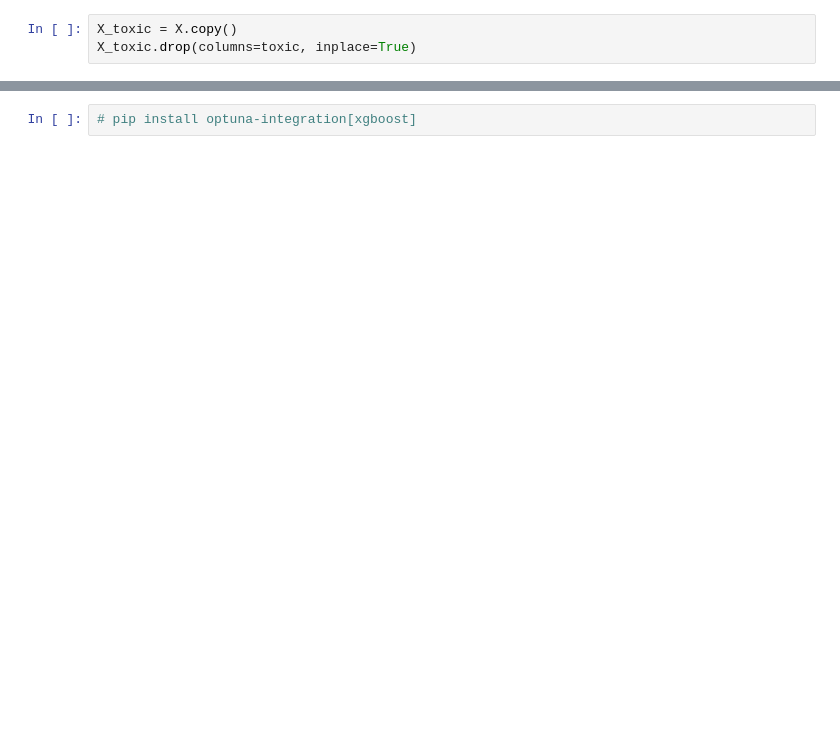
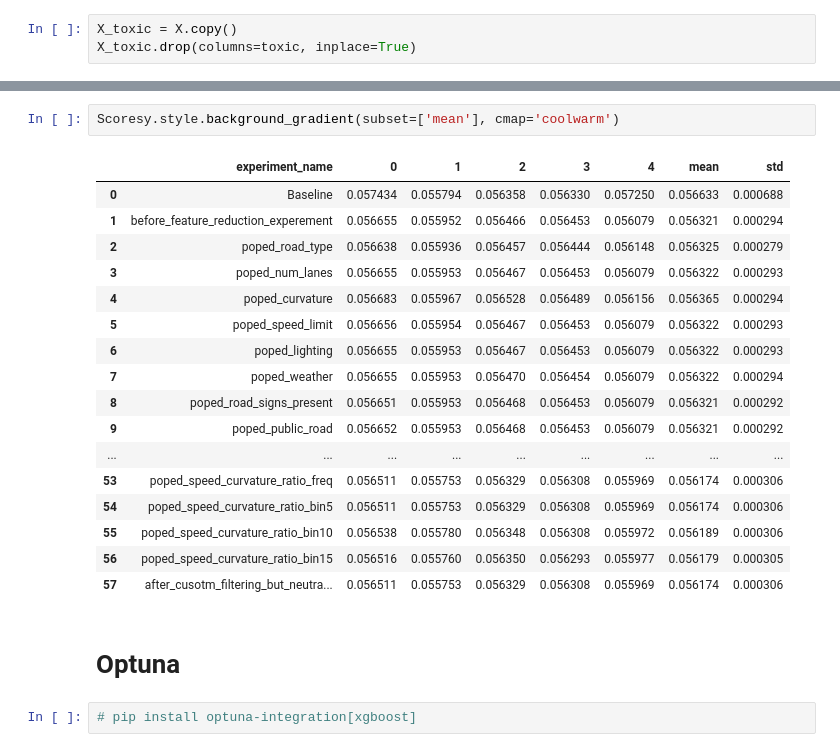
Before and after one commit to antlbn/Kaggle_competition_playground, a Jupyter notebook: road-accidents.ipynb, the cells around one changed output, grey strips where cells are left out. Saved outputs shown, nothing was run; the diff lists cells and outputs as text; blank space fills up the shorter version.

Commit message:
Kaggle Notebook | Road/accidents | Version 8

```diff
--- a/road-accidents.ipynb
+++ b/road-accidents.ipynb
@@ -606,3 +506,25 @@ add Codeadd Markdown
+# %%
+Scoresy.style.background_gradient(subset=['mean'], cmap='coolwarm')
+# %% [output]
+|  | experiment_name | 0 | 1 | 2 | 3 | 4 | mean | std |
+| 0 | Baseline | 0.057434 | 0.055794 | 0.056358 | 0.056330 | 0.057250 | 0.056633 | 0.000688 |
+| 1 | before_feature_reduction_experement | 0.056655 | 0.055952 | 0.056466 | 0.056453 | 0.056079 | 0.056321 | 0.000294 |
+| 2 | poped_road_type | 0.056638 | 0.055936 | 0.056457 | 0.056444 | 0.056148 | 0.056325 | 0.000279 |
+| 3 | poped_num_lanes | 0.056655 | 0.055953 | 0.056467 | 0.056453 | 0.056079 | 0.056322 | 0.000293 |
+| 4 | poped_curvature | 0.056683 | 0.055967 | 0.056528 | 0.056489 | 0.056156 | 0.056365 | 0.000294 |
+| 5 | poped_speed_limit | 0.056656 | 0.055954 | 0.056467 | 0.056453 | 0.056079 | 0.056322 | 0.000293 |
+| 6 | poped_lighting | 0.056655 | 0.055953 | 0.056467 | 0.056453 | 0.056079 | 0.056322 | 0.000293 |
+| 7 | poped_weather | 0.056655 | 0.055953 | 0.056470 | 0.056454 | 0.056079 | 0.056322 | 0.000294 |
+| 8 | poped_road_signs_present | 0.056651 | 0.055953 | 0.056468 | 0.056453 | 0.056079 | 0.056321 | 0.000292 |
+| 9 | poped_public_road | 0.056652 | 0.055953 | 0.056468 | 0.056453 | 0.056079 | 0.056321 | 0.000292 |
+| ... | ... | ... | ... | ... | ... | ... | ... | ... |
+| 53 | poped_speed_curvature_ratio_freq | 0.056511 | 0.055753 | 0.056329 | 0.056308 | 0.055969 | 0.056174 | 0.000306 |
+| 54 | poped_speed_curvature_ratio_bin5 | 0.056511 | 0.055753 | 0.056329 | 0.056308 | 0.055969 | 0.056174 | 0.000306 |
+| 55 | poped_speed_curvature_ratio_bin10 | 0.056538 | 0.055780 | 0.056348 | 0.056308 | 0.055972 | 0.056189 | 0.000306 |
+| 56 | poped_speed_curvature_ratio_bin15 | 0.056516 | 0.055760 | 0.056350 | 0.056293 | 0.055977 | 0.056179 | 0.000305 |
+| 57 | after_cusotm_filtering_but_neutra... | 0.056511 | 0.055753 | 0.056329 | 0.056308 | 0.055969 | 0.056174 | 0.000306 |
+# %% [markdown]
+# Optuna
 # %%
 # pip install optuna-integration[xgboost]
 # %%
```
Also changed, not shown: parts of 62 cells of this notebook.
